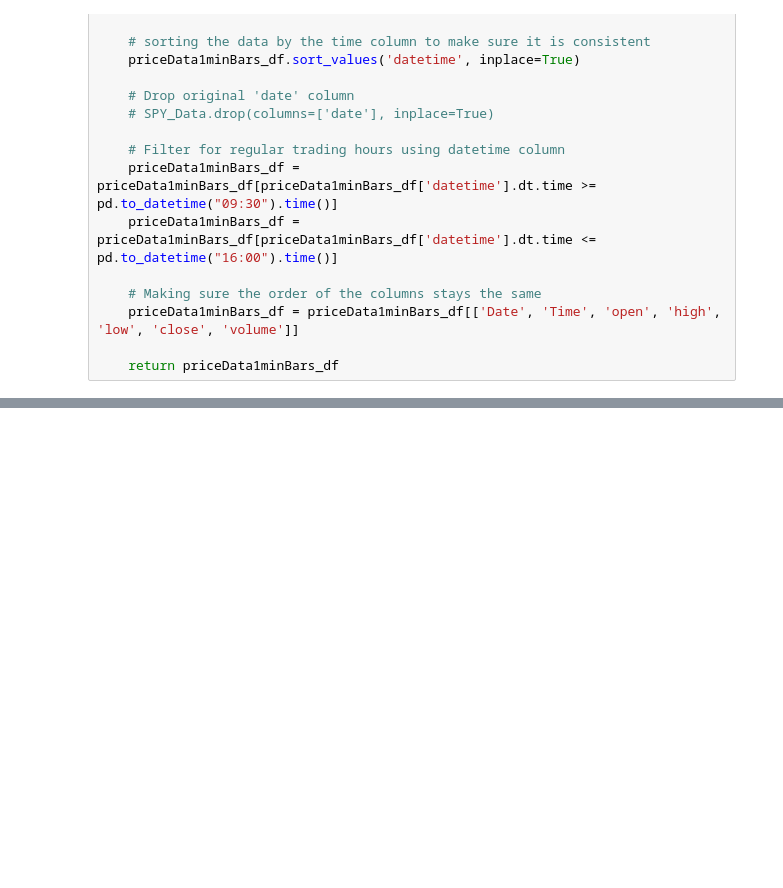
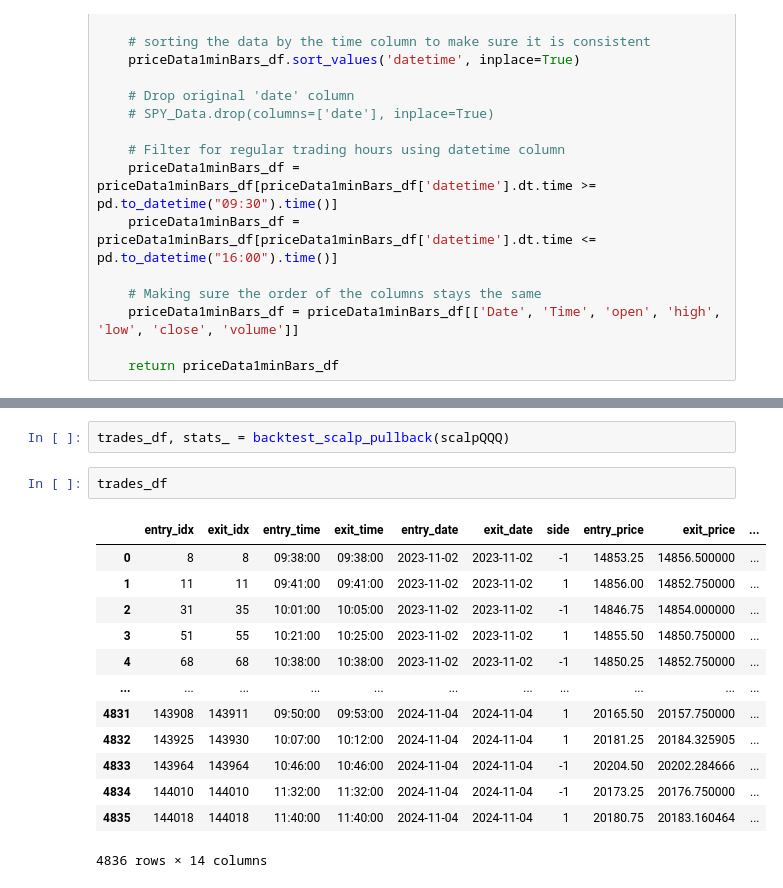
Before and after one commit to JeremieC1998/ORB_backtest, a Jupyter notebook: scalpingTest.ipynb, the cells around one changed output, grey strips where cells are left out. Saved outputs shown, nothing was run; the diff lists cells and outputs as text; blank space fills up the shorter version.

```diff
--- a/scalpingTest.ipynb
+++ b/scalpingTest.ipynb
@@ -279,0 +512,18 @@ scalpSPY
+# %%
+trades_df, stats_ = backtest_scalp_pullback(scalpQQQ)
+# %%
+trades_df
+# %% [output]
+|  | entry_idx | exit_idx | entry_time | exit_time | entry_date | exit_date | side | entry_price | exit_price | ... |
+| 0 | 8 | 8 | 09:38:00 | 09:38:00 | 2023-11-02 | 2023-11-02 | -1 | 14853.25 | 14856.500000 | ... |
+| 1 | 11 | 11 | 09:41:00 | 09:41:00 | 2023-11-02 | 2023-11-02 | 1 | 14856.00 | 14852.750000 | ... |
+| 2 | 31 | 35 | 10:01:00 | 10:05:00 | 2023-11-02 | 2023-11-02 | -1 | 14846.75 | 14854.000000 | ... |
+| 3 | 51 | 55 | 10:21:00 | 10:25:00 | 2023-11-02 | 2023-11-02 | 1 | 14855.50 | 14850.750000 | ... |
+| 4 | 68 | 68 | 10:38:00 | 10:38:00 | 2023-11-02 | 2023-11-02 | -1 | 14850.25 | 14852.750000 | ... |
+| ... | ... | ... | ... | ... | ... | ... | ... | ... | ... | ... |
+| 4831 | 143908 | 143911 | 09:50:00 | 09:53:00 | 2024-11-04 | 2024-11-04 | 1 | 20165.50 | 20157.750000 | ... |
+| 4832 | 143925 | 143930 | 10:07:00 | 10:12:00 | 2024-11-04 | 2024-11-04 | 1 | 20181.25 | 20184.325905 | ... |
+| 4833 | 143964 | 143964 | 10:46:00 | 10:46:00 | 2024-11-04 | 2024-11-04 | -1 | 20204.50 | 20202.284666 | ... |
+| 4834 | 144010 | 144010 | 11:32:00 | 11:32:00 | 2024-11-04 | 2024-11-04 | -1 | 20173.25 | 20176.750000 | ... |
+| 4835 | 144018 | 144018 | 11:40:00 | 11:40:00 | 2024-11-04 | 2024-11-04 | 1 | 20180.75 | 20183.160464 | ... |
+4836 rows × 14 columns
```
Also changed, not shown: parts of 7 cells of this notebook.
